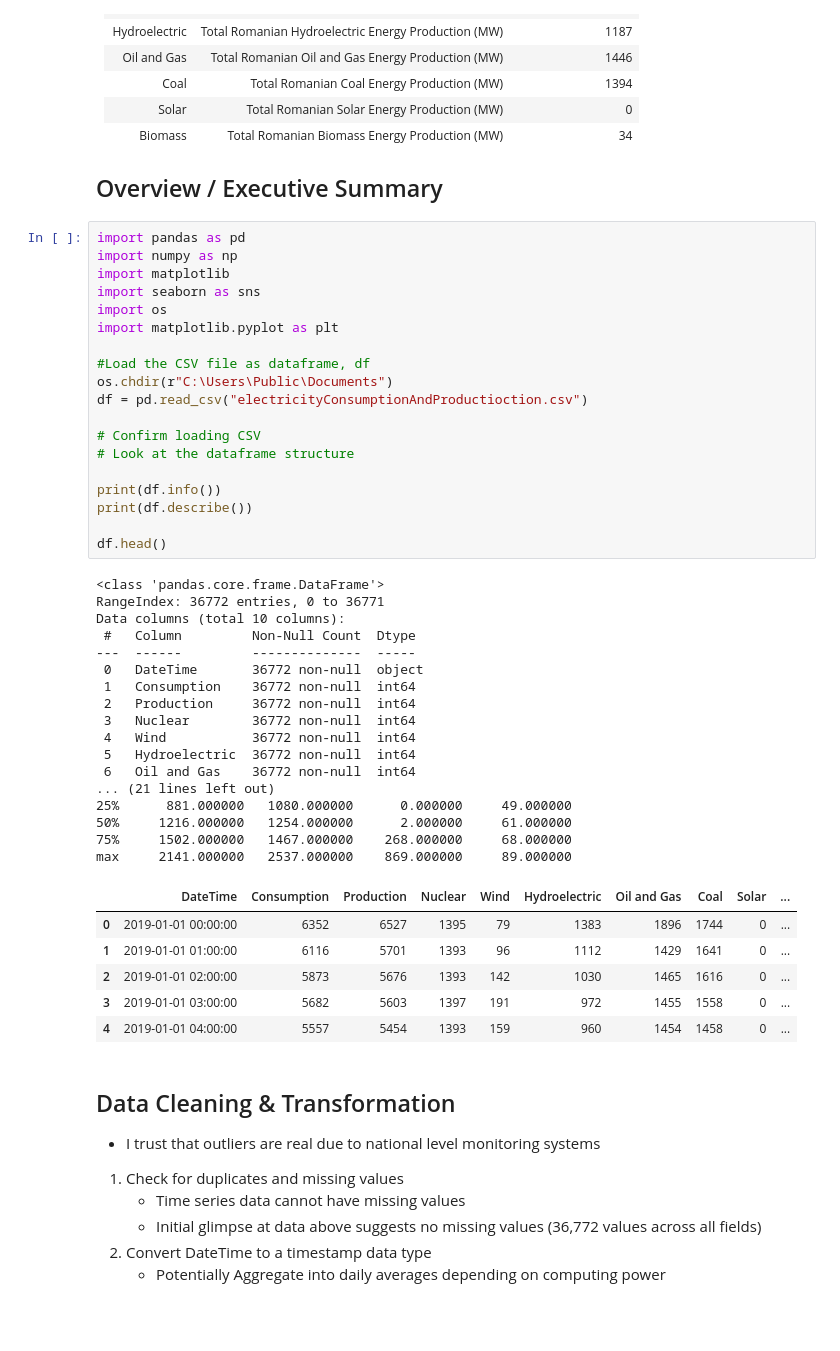
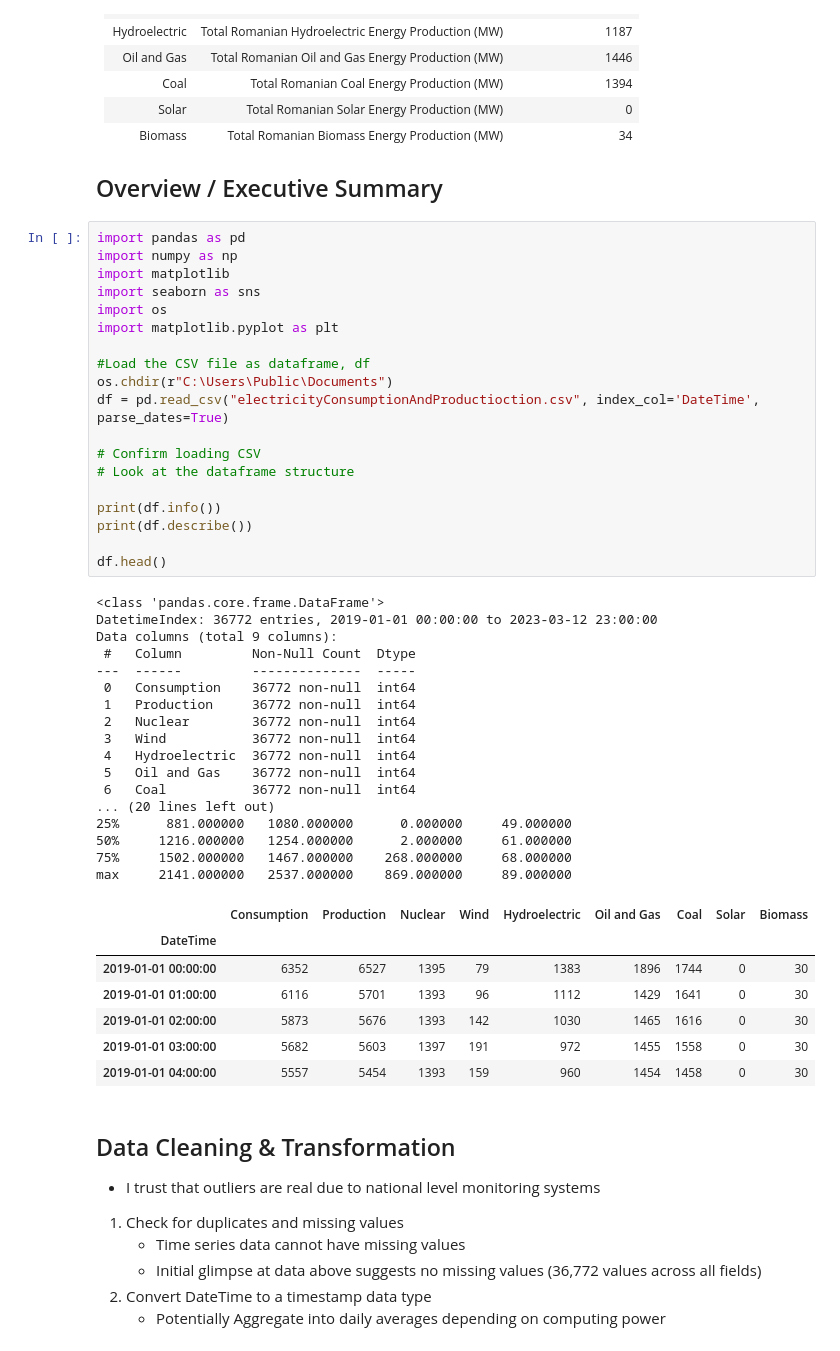
Before and after one commit to DemetriousLloyd/Portfolio, a Jupyter notebook: R_Py_Projects/Time_Series_Modeling_Romanian Electricity.ipynb, the cells around one changed output. Cells and saved outputs as stored; diff of their text form; blank space fills up the shorter version.

```diff
--- a/R_Py_Projects/Time_Series_Modeling_Romanian Electricity.ipynb
+++ b/R_Py_Projects/Time_Series_Modeling_Romanian Electricity.ipynb
@@ -50,46 +50,47 @@ All values in MegaWatts (MW)
 # %%
 import pandas as pd
 import numpy as np
 import matplotlib
 import seaborn as sns
 import os
 import matplotlib.pyplot as plt
 
 #Load the CSV file as dataframe, df
 os.chdir(r"C:\Users\Public\Documents")
-df = pd.read_csv("electricityConsumptionAndProductioction.csv")
+df = pd.read_csv("electricityConsumptionAndProductioction.csv", index_col='DateTime', parse_dates=True)
 
 # Confirm loading CSV
 # Look at the dataframe structure
 
 print(df.info())
 print(df.describe())
 
 df.head()
 # %% [output]
 <class 'pandas.core.frame.DataFrame'>
-RangeIndex: 36772 entries, 0 to 36771
-Data columns (total 10 columns):
+DatetimeIndex: 36772 entries, 2019-01-01 00:00:00 to 2023-03-12 23:00:00
+Data columns (total 9 columns):
  #   Column         Non-Null Count  Dtype
 ---  ------         --------------  -----
- 0   DateTime       36772 non-null  object
- 1   Consumption    36772 non-null  int64
- 2   Production     36772 non-null  int64
- 3   Nuclear        36772 non-null  int64
- 4   Wind           36772 non-null  int64
- 5   Hydroelectric  36772 non-null  int64
- 6   Oil and Gas    36772 non-null  int64
-... (21 lines left out)
+ 0   Consumption    36772 non-null  int64
+ 1   Production     36772 non-null  int64
+ 2   Nuclear        36772 non-null  int64
+ 3   Wind           36772 non-null  int64
+ 4   Hydroelectric  36772 non-null  int64
+ 5   Oil and Gas    36772 non-null  int64
+ 6   Coal           36772 non-null  int64
+... (20 lines left out)
 25%      881.000000   1080.000000      0.000000     49.000000
 50%     1216.000000   1254.000000      2.000000     61.000000
 75%     1502.000000   1467.000000    268.000000     68.000000
 max     2141.000000   2537.000000    869.000000     89.000000
-|  | DateTime | Consumption | Production | Nuclear | Wind | Hydroelectric | Oil and Gas | Coal | Solar | ... |
-| 0 | 2019-01-01 00:00:00 | 6352 | 6527 | 1395 | 79 | 1383 | 1896 | 1744 | 0 | ... |
-| 1 | 2019-01-01 01:00:00 | 6116 | 5701 | 1393 | 96 | 1112 | 1429 | 1641 | 0 | ... |
-| 2 | 2019-01-01 02:00:00 | 5873 | 5676 | 1393 | 142 | 1030 | 1465 | 1616 | 0 | ... |
-| 3 | 2019-01-01 03:00:00 | 5682 | 5603 | 1397 | 191 | 972 | 1455 | 1558 | 0 | ... |
-| 4 | 2019-01-01 04:00:00 | 5557 | 5454 | 1393 | 159 | 960 | 1454 | 1458 | 0 | ... |
+|  | Consumption | Production | Nuclear | Wind | Hydroelectric | Oil and Gas | Coal | Solar | Biomass |
+| DateTime |  |  |  |  |  |  |  |  |  |
+| 2019-01-01 00:00:00 | 6352 | 6527 | 1395 | 79 | 1383 | 1896 | 1744 | 0 | 30 |
+| 2019-01-01 01:00:00 | 6116 | 5701 | 1393 | 96 | 1112 | 1429 | 1641 | 0 | 30 |
+| 2019-01-01 02:00:00 | 5873 | 5676 | 1393 | 142 | 1030 | 1465 | 1616 | 0 | 30 |
+| 2019-01-01 03:00:00 | 5682 | 5603 | 1397 | 191 | 972 | 1455 | 1558 | 0 | 30 |
+| 2019-01-01 04:00:00 | 5557 | 5454 | 1393 | 159 | 960 | 1454 | 1458 | 0 | 30 |
 # %% [markdown]
 ## Data Cleaning & Transformation
 - I trust that outliers are real due to national level monitoring systems
```
Also changed, not shown: parts of 30 cells of this notebook.
